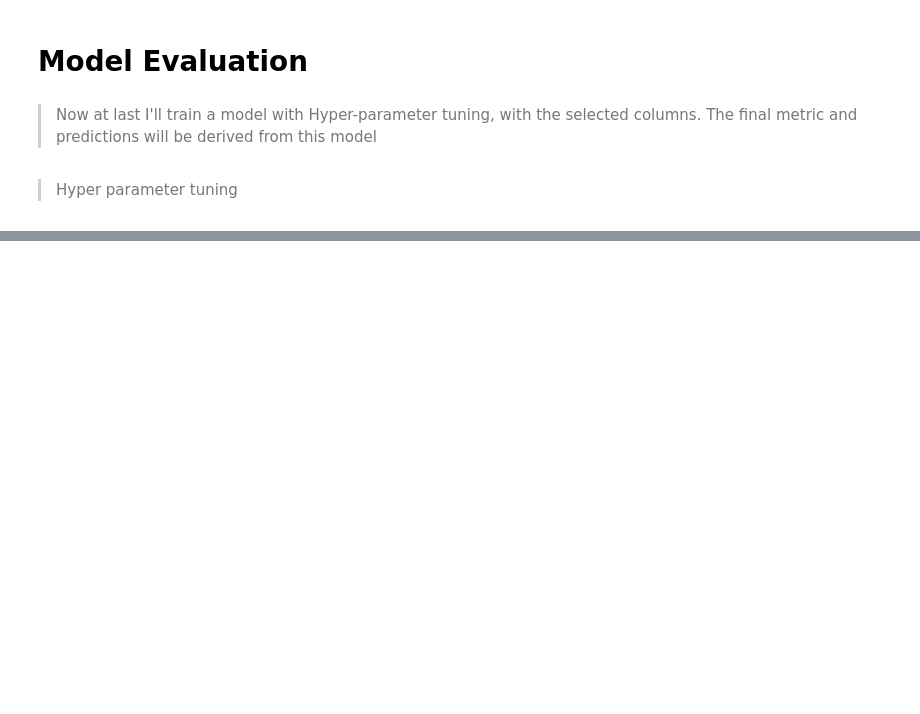
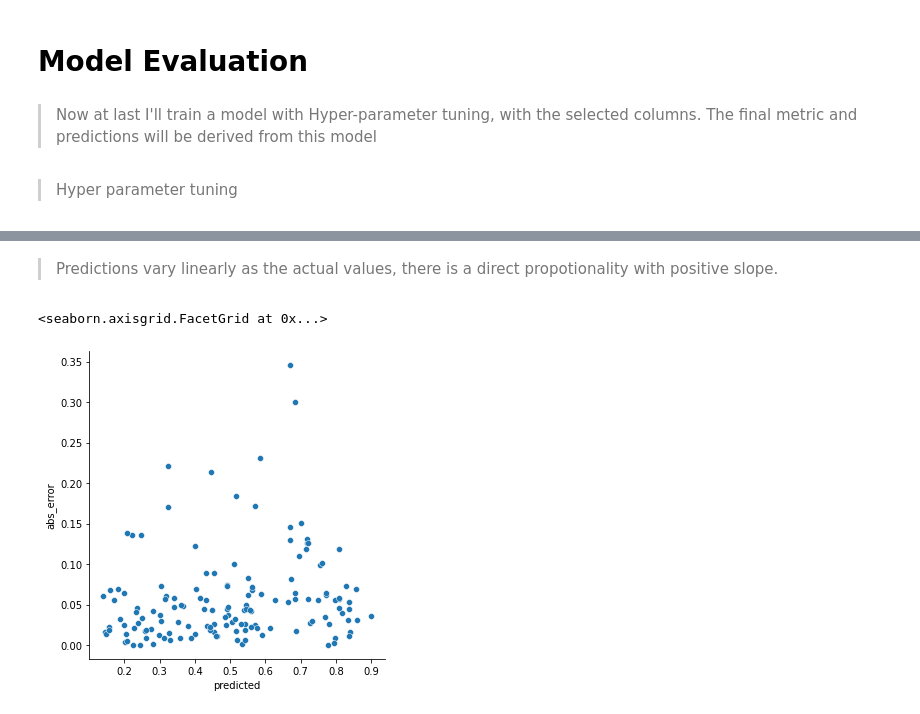
Before and after one commit to hitesh-pathak/DS_assessment, a Jupyter notebook: Bike_demand_Model_Building.ipynb, the cells around one changed output, grey strips where cells are left out. Drawn from its saved outputs; the diff is of its cells as text; code cells hidden in the pictures; blank space fills up the shorter version.

```diff
--- a/Bike_demand_Model_Building.ipynb
+++ b/Bike_demand_Model_Building.ipynb
@@ -695,0 +759,7 @@ R2 score: 0.8735712293753705
+# %% [markdown]
+> Predictions vary linearly as the actual values, there is a direct propotionality with positive slope.
+# %%
+sns.relplot(data=result_df, x='predicted', y='abs_error')
+# %% [output]
+<seaborn.axisgrid.FacetGrid at 0x...>
+[figure, added]
```
Also changed, not shown: parts of 43 cells of this notebook.
